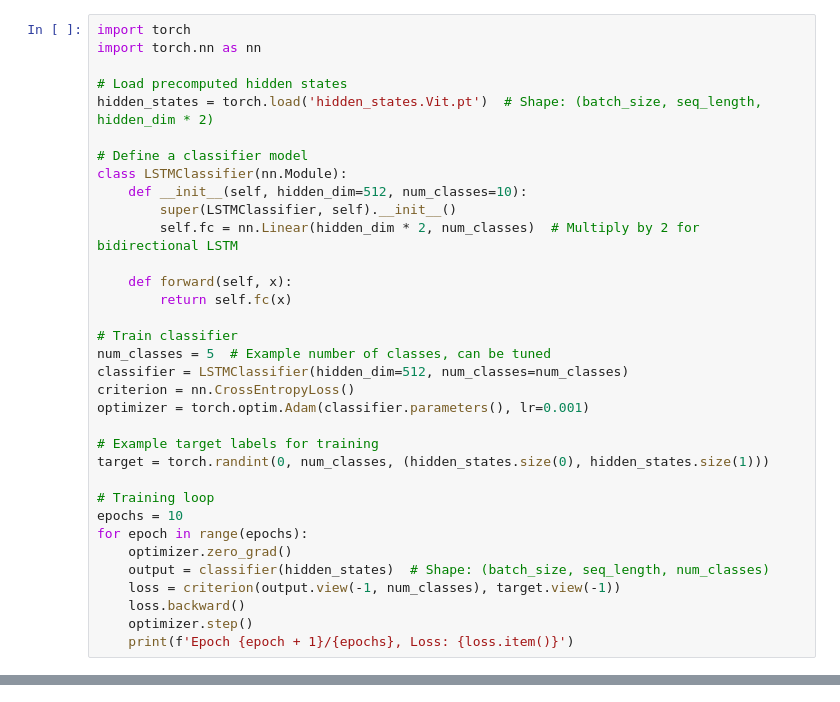
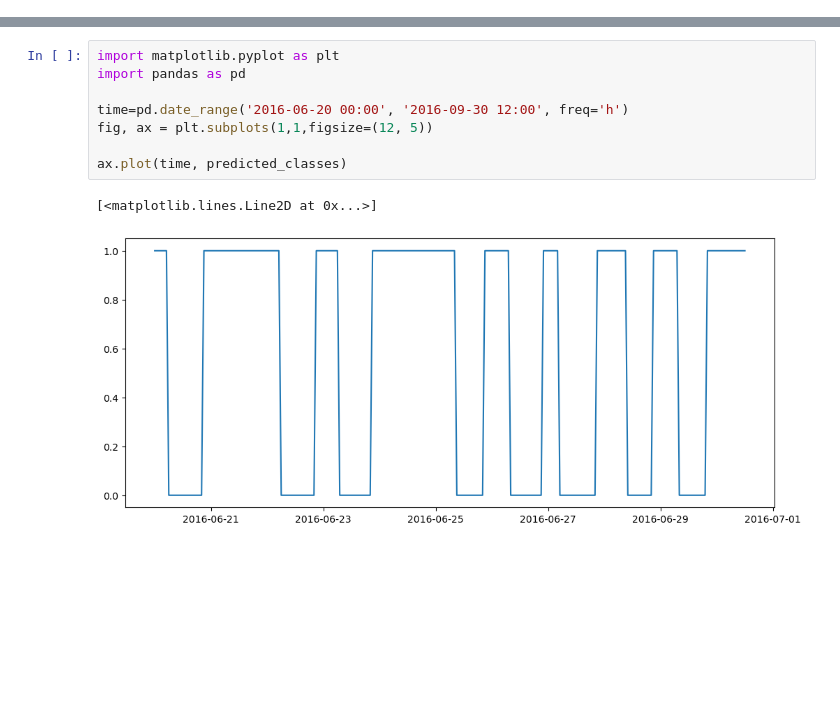
Before and after one commit to liuye923/tall_tower_lidar, a Jupyter notebook: Transformer/test2.ipynb, the cells around one changed output, grey strips where cells are left out. Drawn from its saved outputs; the diff is of its cells as text; blank space fills up the shorter version.

```diff
--- a/Transformer/test2.ipynb
+++ b/Transformer/test2.ipynb
@@ -108,34 +107,0 @@ OrderedDict([('lstm.weight_ih_l0',
-# %%
-import torch
-import torch.nn as nn
-
-# Load precomputed hidden states
-hidden_states = torch.load('hidden_states.Vit.pt')  # Shape: (batch_size, seq_length, hidden_dim * 2)
-
-# Define a classifier model
-class LSTMClassifier(nn.Module):
-    def __init__(self, hidden_dim=512, num_classes=10):
-        super(LSTMClassifier, self).__init__()
-        self.fc = nn.Linear(hidden_dim * 2, num_classes)  # Multiply by 2 for bidirectional LSTM
-
-    def forward(self, x):
-        return self.fc(x)
-
-# Train classifier
-num_classes = 5  # Example number of classes, can be tuned
-classifier = LSTMClassifier(hidden_dim=512, num_classes=num_classes)
-criterion = nn.CrossEntropyLoss()
-optimizer = torch.optim.Adam(classifier.parameters(), lr=0.001)
-
-# Example target labels for training
-target = torch.randint(0, num_classes, (hidden_states.size(0), hidden_states.size(1)))
-
-# Training loop
-epochs = 10
-for epoch in range(epochs):
-    optimizer.zero_grad()
-    output = classifier(hidden_states)  # Shape: (batch_size, seq_length, num_classes)
-    loss = criterion(output.view(-1, num_classes), target.view(-1))
-    loss.backward()
-    optimizer.step()
-    print(f'Epoch {epoch + 1}/{epochs}, Loss: {loss.item()}')
@@ -163,0 +305,11 @@ OrderedDict([('fc.weight',
+# %%
+import matplotlib.pyplot as plt
+import pandas as pd
+
+time=pd.date_range('2016-06-20 00:00', '2016-09-30 12:00', freq='h')
+fig, ax = plt.subplots(1,1,figsize=(12, 5))
+
+ax.plot(time, predicted_classes)
+# %% [output]
+[<matplotlib.lines.Line2D at 0x...>]
+[figure, added]
```
Also changed, not shown: parts of 10 cells of this notebook, 19 other files.
